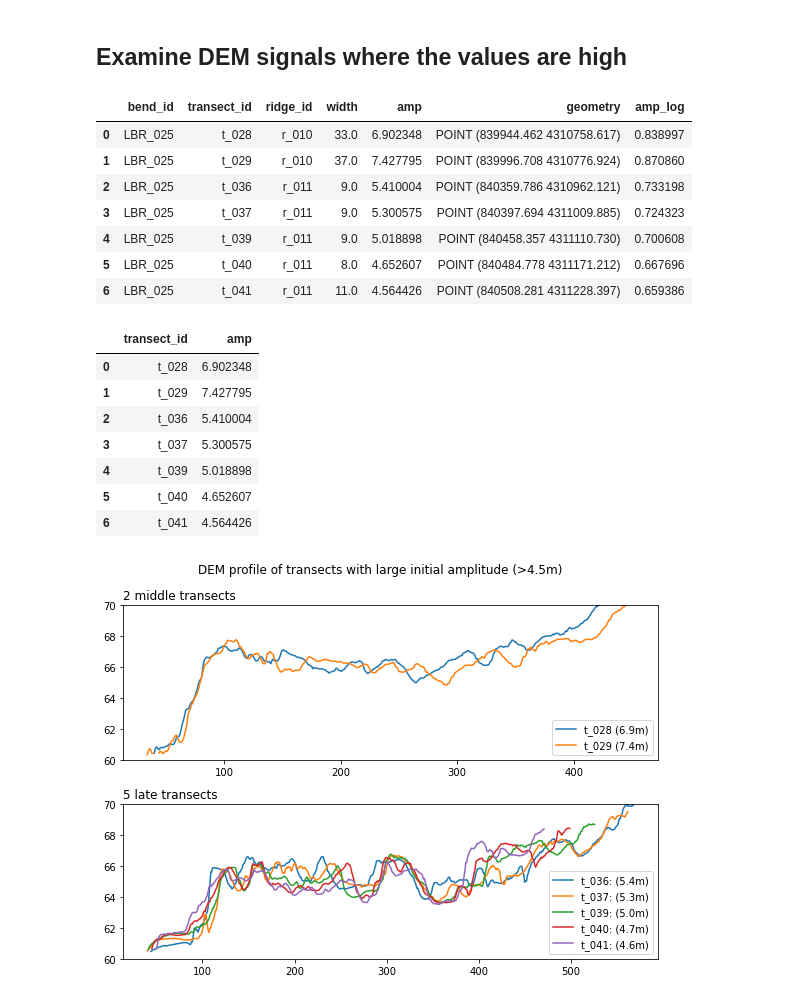
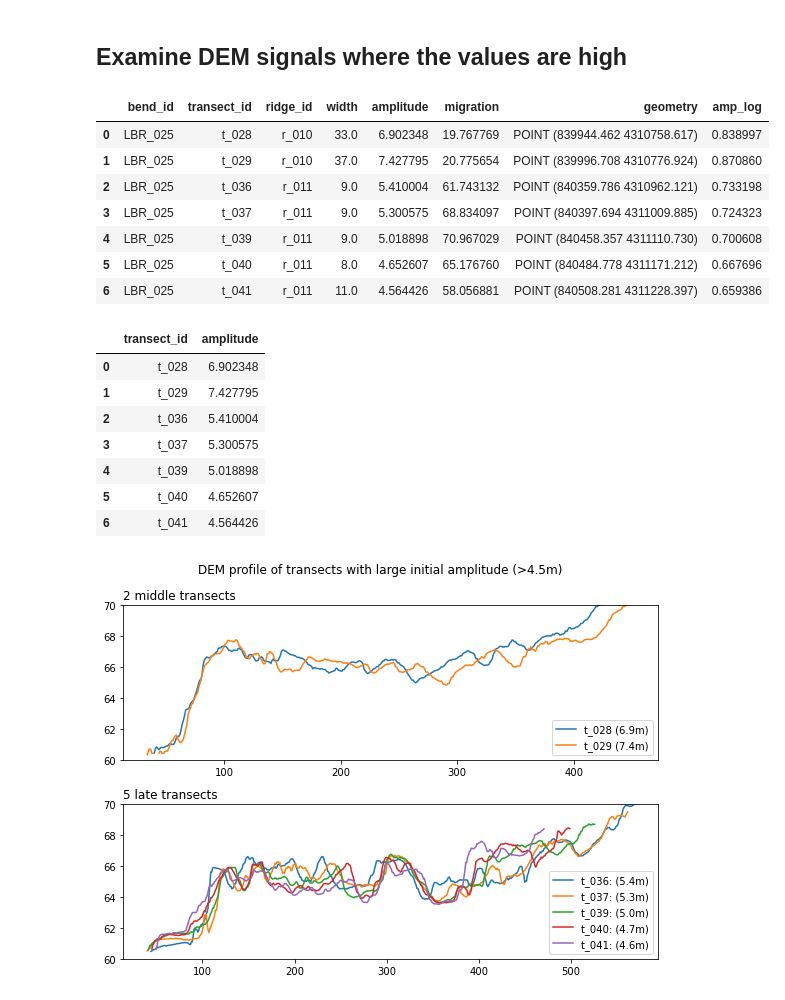
Before and after one commit to tamu-edu/scrollstats, a Jupyter notebook: RidgeMetricDevelopment.ipynb, the cells around one changed output. Drawn from its saved outputs; the diff is of its cells as text; code cells hidden in the pictures.

```diff
--- a/RidgeMetricDevelopment.ipynb
+++ b/RidgeMetricDevelopment.ipynb
@@ -106,7 +107,7 @@ ax.set_axis_off()
 # %%
 fig, ax = plt.subplots(1,1, figsize=(7,4))
 
-itx["amp_log"] = np.log10(itx["amp"])
+itx["amp_log"] = np.log10(itx["amplitude"])
 
 itx.plot(ax=ax, column="amp_log", markersize="width", legend=True)
 ridges.plot(ax=ax, color="k", ls="--", lw=0.5, zorder=0)
@@ -135,21 +136,21 @@ Text(0.5, 1.0, 'log(Amplitude [m])')
 # %% [markdown]
 ## Examine DEM signals where the values are high
 # %%
-itx[itx.amp >=4.5].reset_index()
+itx[itx.amplitude >=4.5].reset_index()
 # %% [output]
-|  | bend_id | transect_id | ridge_id | width | amp | geometry | amp_log |
-| 0 | LBR_025 | t_028 | r_010 | 33.0 | 6.902348 | POINT (839944.462 4310758.617) | 0.838997 |
-| 1 | LBR_025 | t_029 | r_010 | 37.0 | 7.427795 | POINT (839996.708 4310776.924) | 0.870860 |
-| 2 | LBR_025 | t_036 | r_011 | 9.0 | 5.410004 | POINT (840359.786 4310962.121) | 0.733198 |
-| 3 | LBR_025 | t_037 | r_011 | 9.0 | 5.300575 | POINT (840397.694 4311009.885) | 0.724323 |
-| 4 | LBR_025 | t_039 | r_011 | 9.0 | 5.018898 | POINT (840458.357 4311110.730) | 0.700608 |
-| 5 | LBR_025 | t_040 | r_011 | 8.0 | 4.652607 | POINT (840484.778 4311171.212) | 0.667696 |
-| 6 | LBR_025 | t_041 | r_011 | 11.0 | 4.564426 | POINT (840508.281 4311228.397) | 0.659386 |
+|  | bend_id | transect_id | ridge_id | width | amplitude | migration | geometry | amp_log |
+| 0 | LBR_025 | t_028 | r_010 | 33.0 | 6.902348 | 19.767769 | POINT (839944.462 4310758.617) | 0.838997 |
+| 1 | LBR_025 | t_029 | r_010 | 37.0 | 7.427795 | 20.775654 | POINT (839996.708 4310776.924) | 0.870860 |
+| 2 | LBR_025 | t_036 | r_011 | 9.0 | 5.410004 | 61.743132 | POINT (840359.786 4310962.121) | 0.733198 |
+| 3 | LBR_025 | t_037 | r_011 | 9.0 | 5.300575 | 68.834097 | POINT (840397.694 4311009.885) | 0.724323 |
+| 4 | LBR_025 | t_039 | r_011 | 9.0 | 5.018898 | 70.967029 | POINT (840458.357 4311110.730) | 0.700608 |
+| 5 | LBR_025 | t_040 | r_011 | 8.0 | 4.652607 | 65.176760 | POINT (840484.778 4311171.212) | 0.667696 |
+| 6 | LBR_025 | t_041 | r_011 | 11.0 | 4.564426 | 58.056881 | POINT (840508.281 4311228.397) | 0.659386 |
 # %%
-sus_transects = itx[itx.amp >=4.5].reset_index()[["transect_id", "amp"]]
+sus_transects = itx[itx.amplitude >=4.5].reset_index()[["transect_id", "amplitude"]]
 sus_transects
 # %% [output]
-|  | transect_id | amp |
+|  | transect_id | amplitude |
 | 0 | t_028 | 6.902348 |
 | 1 | t_029 | 7.427795 |
 | 2 | t_036 | 5.410004 |
```
Also changed, not shown: parts of 7 cells of this notebook.
